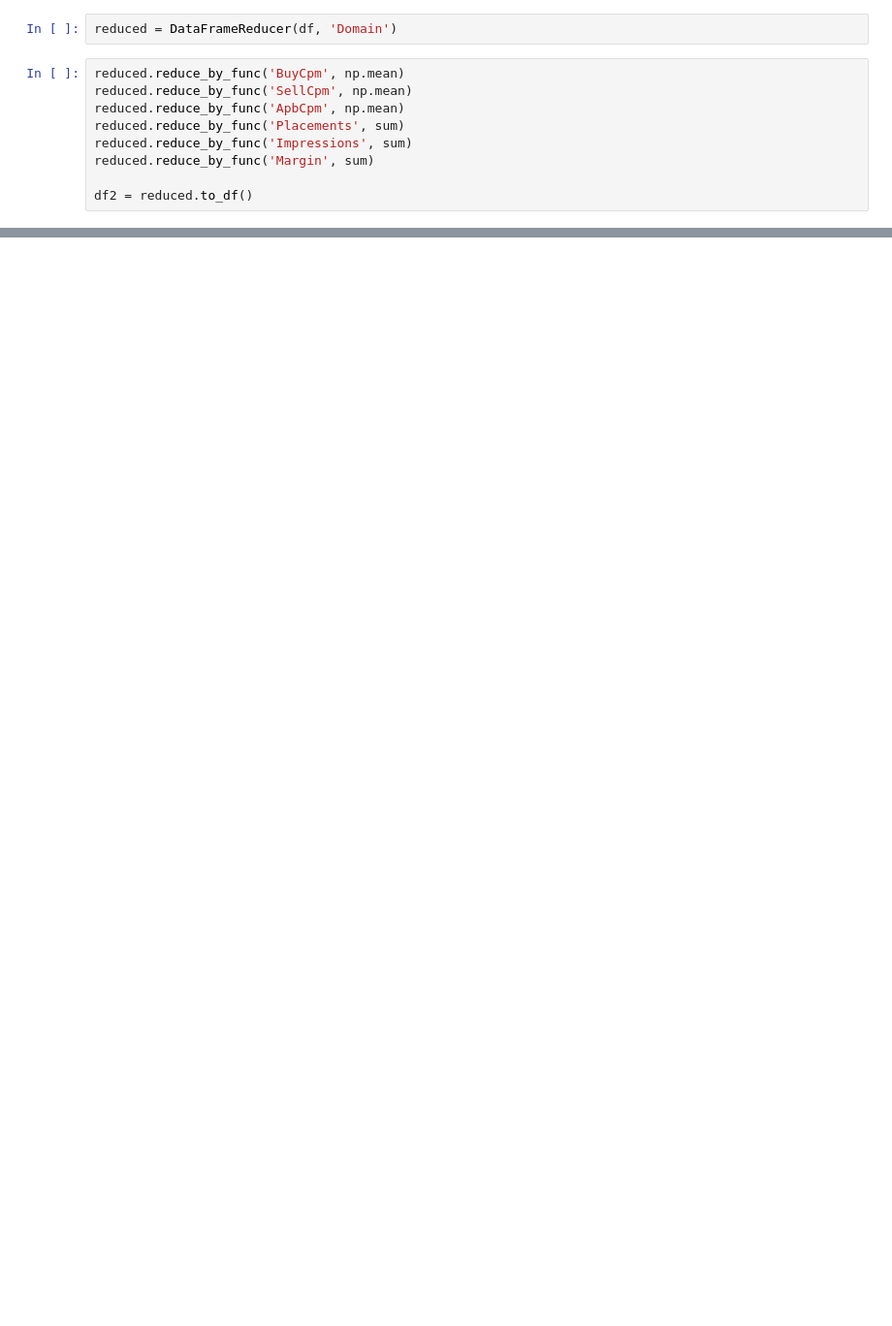
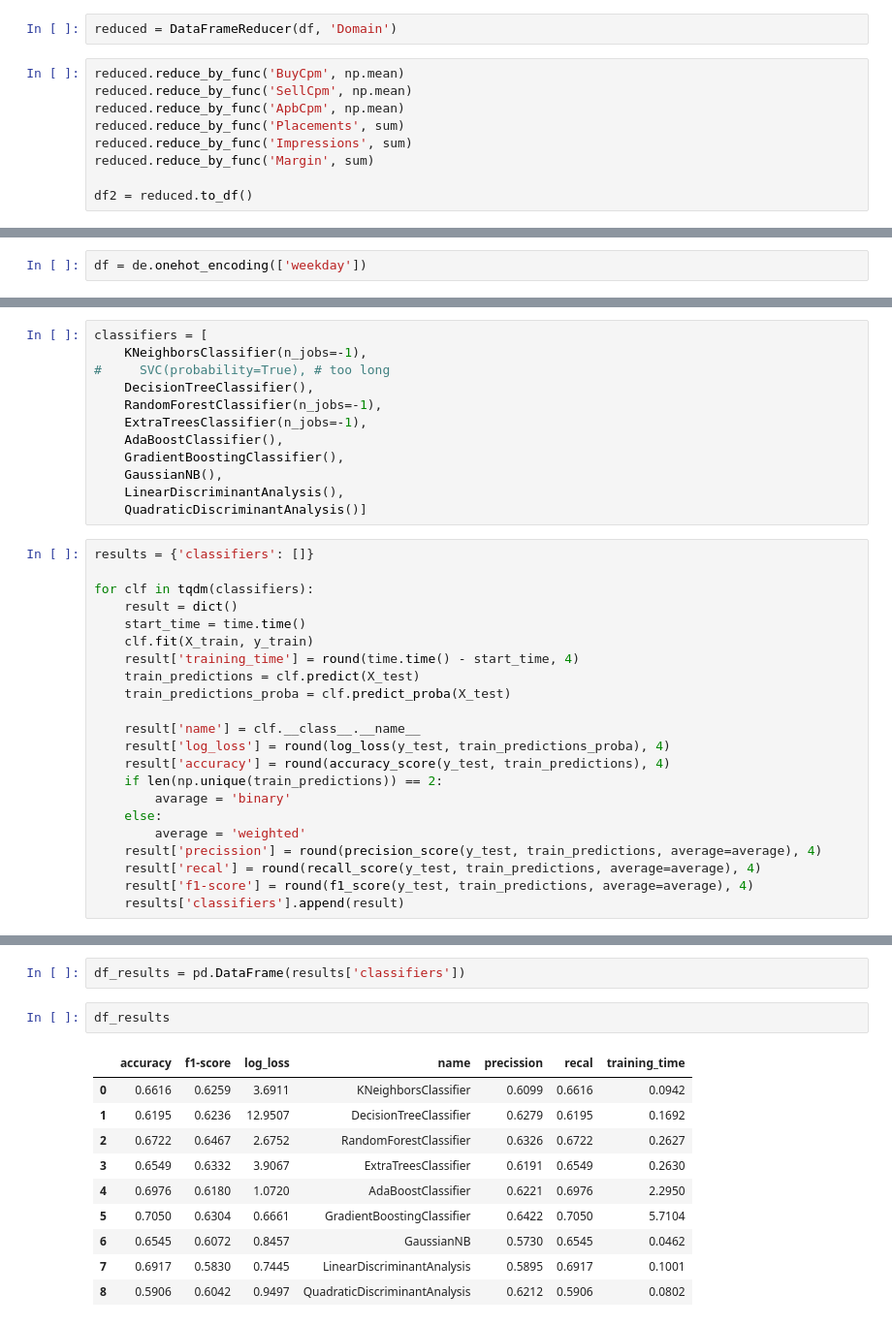
Before and after one commit to dsakovych/Data-Science, a Jupyter notebook: Python data manipulations.ipynb, the cells around one changed output, grey strips where cells are left out. Shown: that part at 97% size. Saved outputs shown, nothing was run; the diff lists cells and outputs as text; blank space fills up the shorter version.

Commit message:
updated notebook with data operations

```diff
--- a/Python data manipulations.ipynb
+++ b/Python data manipulations.ipynb
@@ -112,0 +232,2 @@ Dataframe size 1402x7
+# %%
+df = de.onehot_encoding(['weekday'])
@@ -112,0 +254,34 @@ Dataframe size 1402x7
+# %%
+classifiers = [
+    KNeighborsClassifier(n_jobs=-1),
+#     SVC(probability=True), # too long
+    DecisionTreeClassifier(),
+    RandomForestClassifier(n_jobs=-1),
+    ExtraTreesClassifier(n_jobs=-1),
+    AdaBoostClassifier(),
+    GradientBoostingClassifier(),
+    GaussianNB(),
+    LinearDiscriminantAnalysis(),
+    QuadraticDiscriminantAnalysis()]
+# %%
+results = {'classifiers': []}
+
+for clf in tqdm(classifiers):
+    result = dict()
+    start_time = time.time()
+    clf.fit(X_train, y_train)
+    result['training_time'] = round(time.time() - start_time, 4)
+    train_predictions = clf.predict(X_test)
+    train_predictions_proba = clf.predict_proba(X_test)
+
+    result['name'] = clf.__class__.__name__
+    result['log_loss'] = round(log_loss(y_test, train_predictions_proba), 4)
+    result['accuracy'] = round(accuracy_score(y_test, train_predictions), 4)
+    if len(np.unique(train_predictions)) == 2:
+        avarage = 'binary'
+    else:
+        average = 'weighted'
+    result['precission'] = round(precision_score(y_test, train_predictions, average=average), 4)
+    result['recal'] = round(recall_score(y_test, train_predictions, average=average), 4)
+    result['f1-score'] = round(f1_score(y_test, train_predictions, average=average), 4)
+    results['classifiers'].append(result)
@@ -112,0 +308,15 @@ Dataframe size 1402x7
+# %%
+df_results = pd.DataFrame(results['classifiers'])
+# %%
+df_results
+# %% [output]
+|  | accuracy | f1-score | log_loss | name | precission | recal | training_time |
+| 0 | 0.6616 | 0.6259 | 3.6911 | KNeighborsClassifier | 0.6099 | 0.6616 | 0.0942 |
+| 1 | 0.6195 | 0.6236 | 12.9507 | DecisionTreeClassifier | 0.6279 | 0.6195 | 0.1692 |
+| 2 | 0.6722 | 0.6467 | 2.6752 | RandomForestClassifier | 0.6326 | 0.6722 | 0.2627 |
+| 3 | 0.6549 | 0.6332 | 3.9067 | ExtraTreesClassifier | 0.6191 | 0.6549 | 0.2630 |
+| 4 | 0.6976 | 0.6180 | 1.0720 | AdaBoostClassifier | 0.6221 | 0.6976 | 2.2950 |
+| 5 | 0.7050 | 0.6304 | 0.6661 | GradientBoostingClassifier | 0.6422 | 0.7050 | 5.7104 |
+| 6 | 0.6545 | 0.6072 | 0.8457 | GaussianNB | 0.5730 | 0.6545 | 0.0462 |
+| 7 | 0.6917 | 0.5830 | 0.7445 | LinearDiscriminantAnalysis | 0.5895 | 0.6917 | 0.1001 |
+| 8 | 0.5906 | 0.6042 | 0.9497 | QuadraticDiscriminantAnalysis | 0.6212 | 0.5906 | 0.0802 |
```
Also changed, not shown: parts of 17 cells of this notebook.
